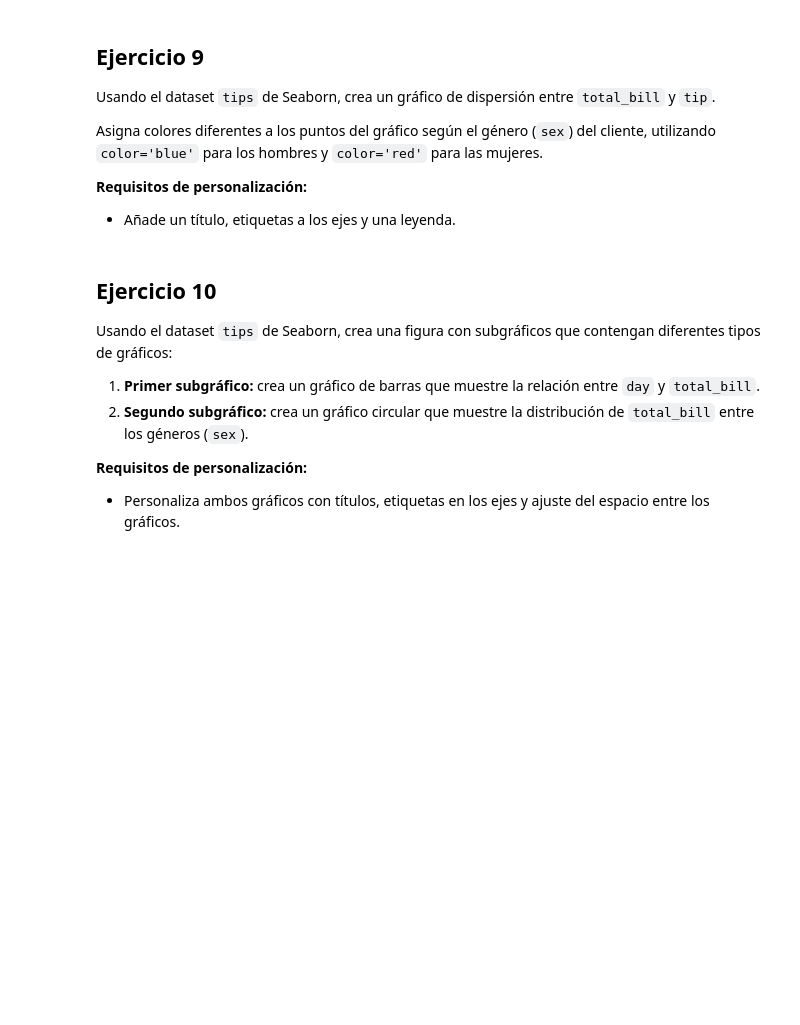
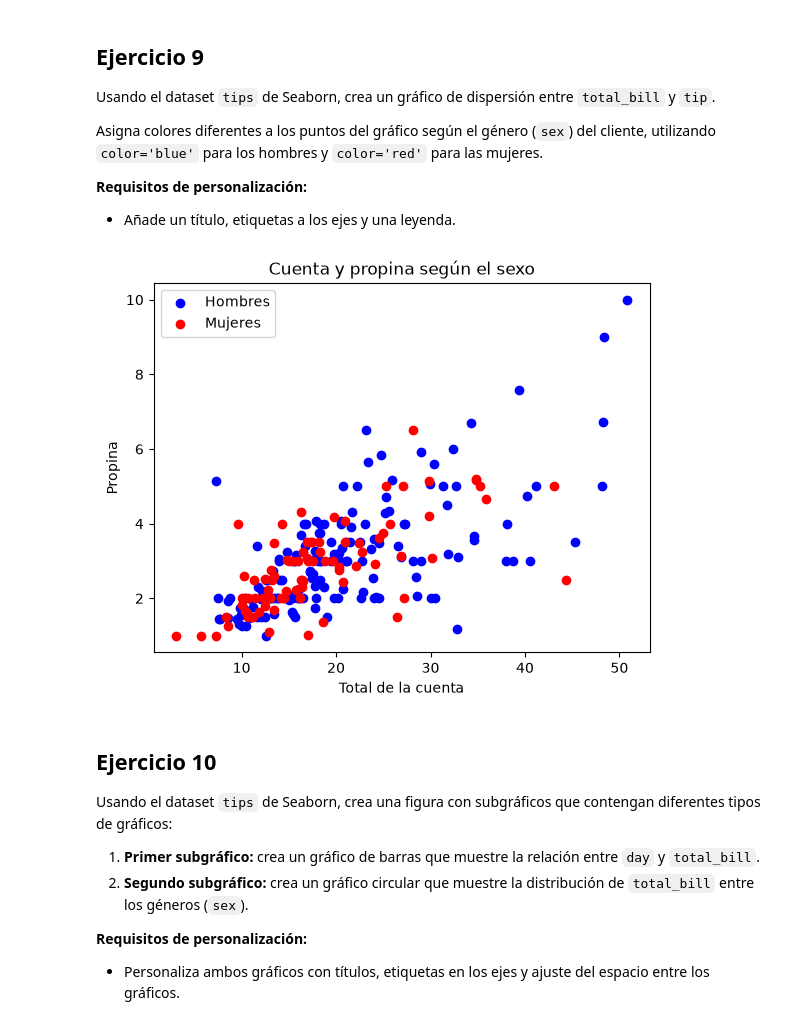
Before and after one commit to Manuel-Avecilla/PIA-MIA, a Jupyter notebook: matplotlib/Ejercicios_con_Matplotlib.ipynb, the cells around one changed output. Saved outputs shown, nothing was run; the diff lists cells and outputs as text; code cells hidden in the pictures; blank space fills up the shorter version.

```diff
--- a/matplotlib/Ejercicios_con_Matplotlib.ipynb
+++ b/matplotlib/Ejercicios_con_Matplotlib.ipynb
@@ -231,3 +280,20 @@ Asigna colores diferentes a los puntos del gráfico según el género (`sex`) de
+# %%
+hombres = df[df.sex == 'Male']
+mujeres = df[df.sex == 'Female']
+
+fig, ax = plt.subplots()
+
+ax.scatter(hombres.total_bill, hombres.tip, color = 'blue', label = 'Hombres')
+ax.scatter(mujeres.total_bill, mujeres.tip, color = 'red', label = 'Mujeres')
+
+ax.set_title('Cuenta y propina según el sexo')
+ax.set_xlabel('Total de la cuenta')
+ax.set_ylabel('Propina')
+ax.legend()
+
+plt.show()
+# %% [output]
+[figure, added]
 # %% [markdown]
 ## Ejercicio 10
 
```
Also changed, not shown: parts of 24 cells of this notebook.
